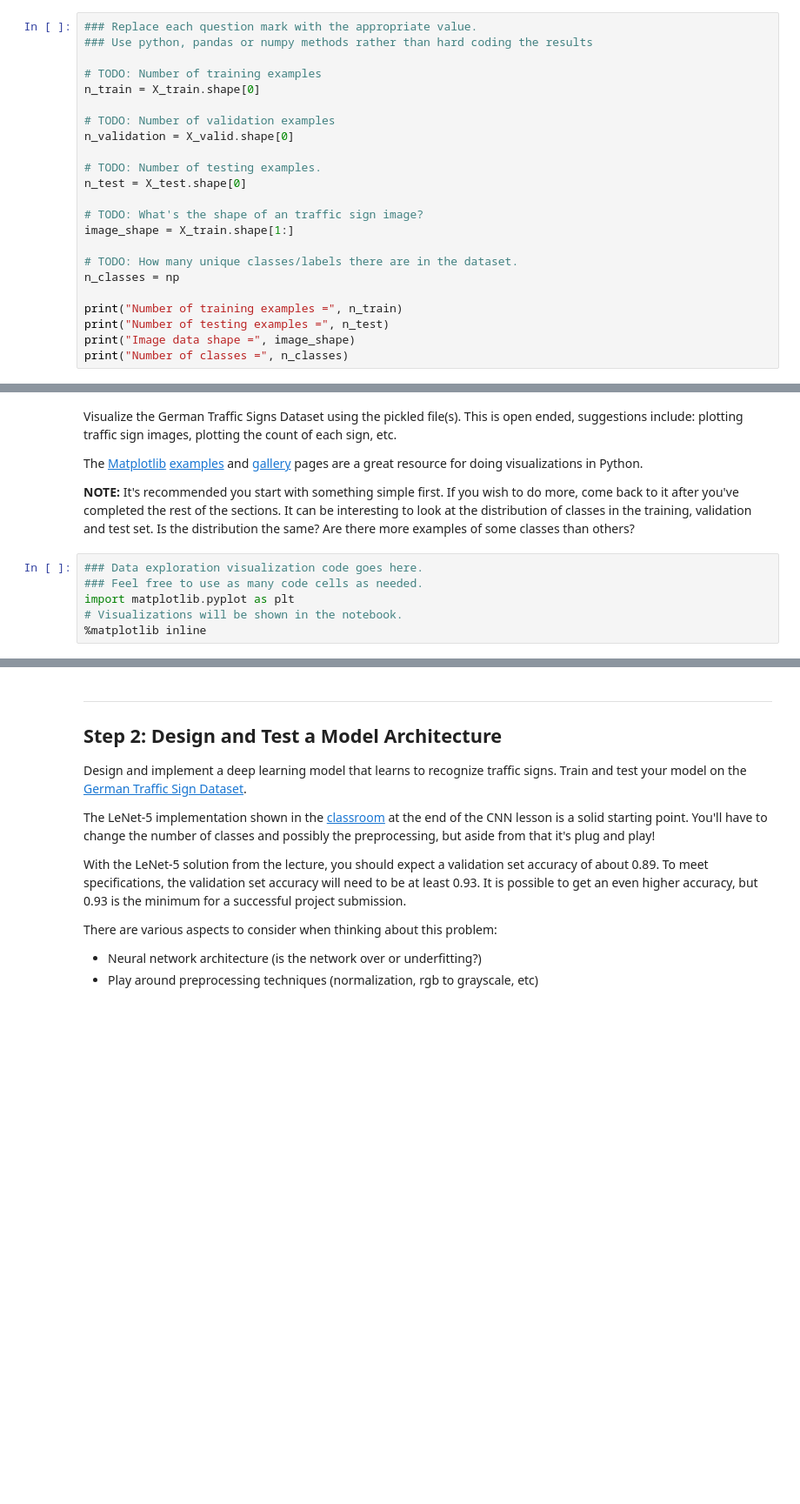
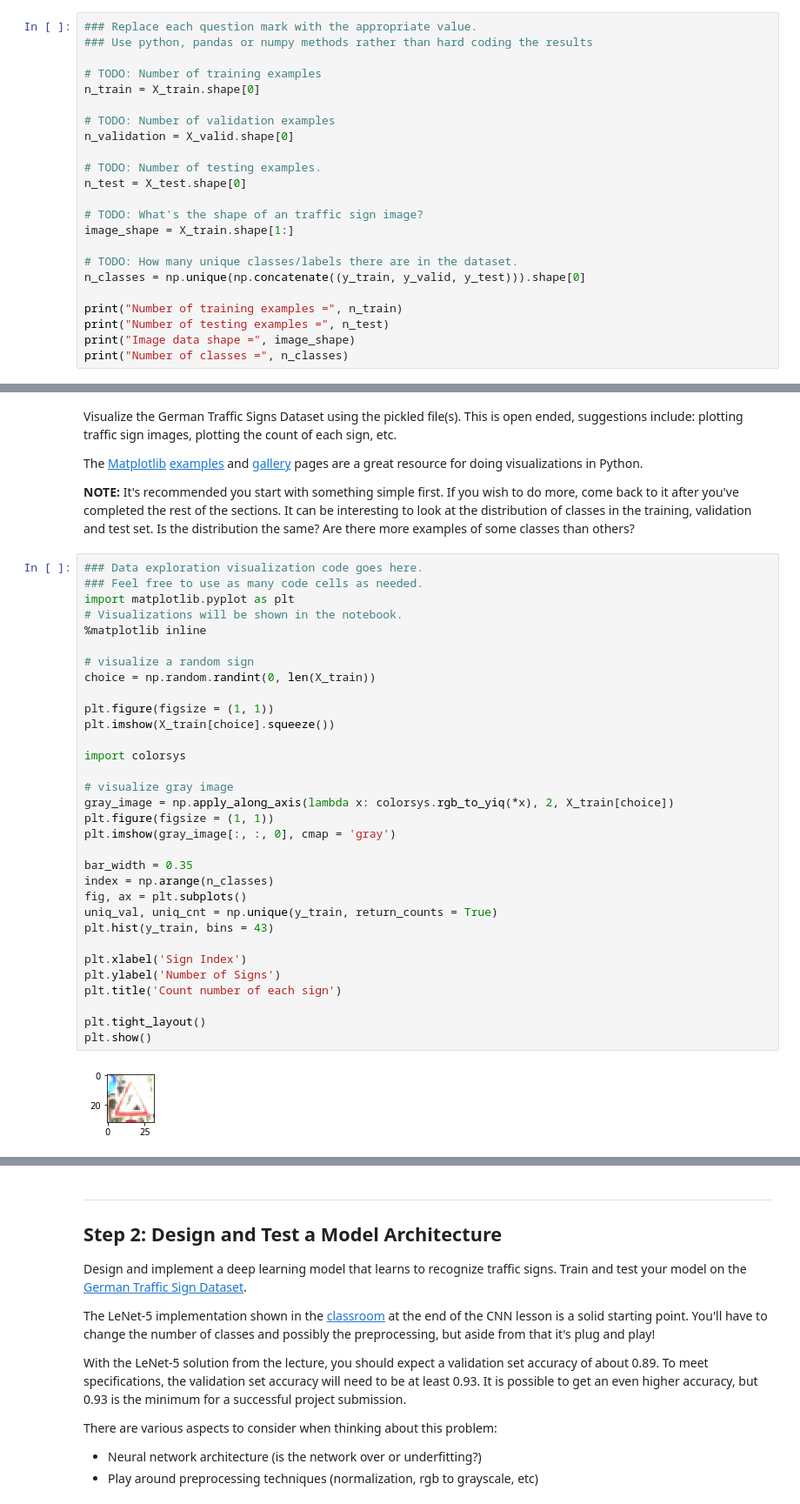
Before and after one commit to buiducanh/traffic-sign-classifier, a Jupyter notebook: Traffic_Sign_Classifier.ipynb, the cells around one changed output, grey strips where cells are left out. Shown at 87% size. Cells and saved outputs as stored; diff of their text form; blank space fills up the shorter version.

```diff
--- a/Traffic_Sign_Classifier.ipynb
+++ b/Traffic_Sign_Classifier.ipynb
@@ -87,7 +90,7 @@ n_test = X_test.shape[0]
 image_shape = X_train.shape[1:]
 
 # TODO: How many unique classes/labels there are in the dataset.
-n_classes = np
+n_classes = np.unique(np.concatenate((y_train, y_valid, y_test))).shape[0]
 
 print("Number of training examples =", n_train)
 print("Number of testing examples =", n_test)
@@ -101,9 +109,37 @@ Visualize the German Traffic Signs Dataset using the pickled file(s). This is op
 The [Matplotlib](http://matplotlib.org/) [examples](http://matplotlib.org/examples/index.html) and [gallery](http://matplotlib.org/gallery.html) pages are a great resource for doing visualizations in Python.
 
 **NOTE:** It's recommended you start with something simple first. If you wish to do more, come back to it after you've completed the rest of the sections. It can be interesting to look at the distribution of classes in the training, validation and test set. Is the distribution the same? Are there more examples of some classes than others?
-# %%
-### Data exploration visualization code goes here.
-### Feel free to use as many code cells as needed.
-import matplotlib.pyplot as plt
-# Visualizations will be shown in the notebook.
-%matplotlib inline
+# %%
+### Data exploration visualization code goes here.
+### Feel free to use as many code cells as needed.
+import matplotlib.pyplot as plt
+# Visualizations will be shown in the notebook.
+%matplotlib inline
+
+# visualize a random sign
+choice = np.random.randint(0, len(X_train))
+
+plt.figure(figsize = (1, 1))
+plt.imshow(X_train[choice].squeeze())
+
+import colorsys
+
+# visualize gray image
+gray_image = np.apply_along_axis(lambda x: colorsys.rgb_to_yiq(*x), 2, X_train[choice])
+plt.figure(figsize = (1, 1))
+plt.imshow(gray_image[:, :, 0], cmap = 'gray')
+
+bar_width = 0.35
+index = np.arange(n_classes)
+fig, ax = plt.subplots()
+uniq_val, uniq_cnt = np.unique(y_train, return_counts = True)
+plt.hist(y_train, bins = 43)
+
+plt.xlabel('Sign Index')
+plt.ylabel('Number of Signs')
+plt.title('Count number of each sign')
+
+plt.tight_layout()
+plt.show()
+# %% [output]
+[figure, added]
```
Also changed, not shown: parts of 23 cells of this notebook, 13 other files.
